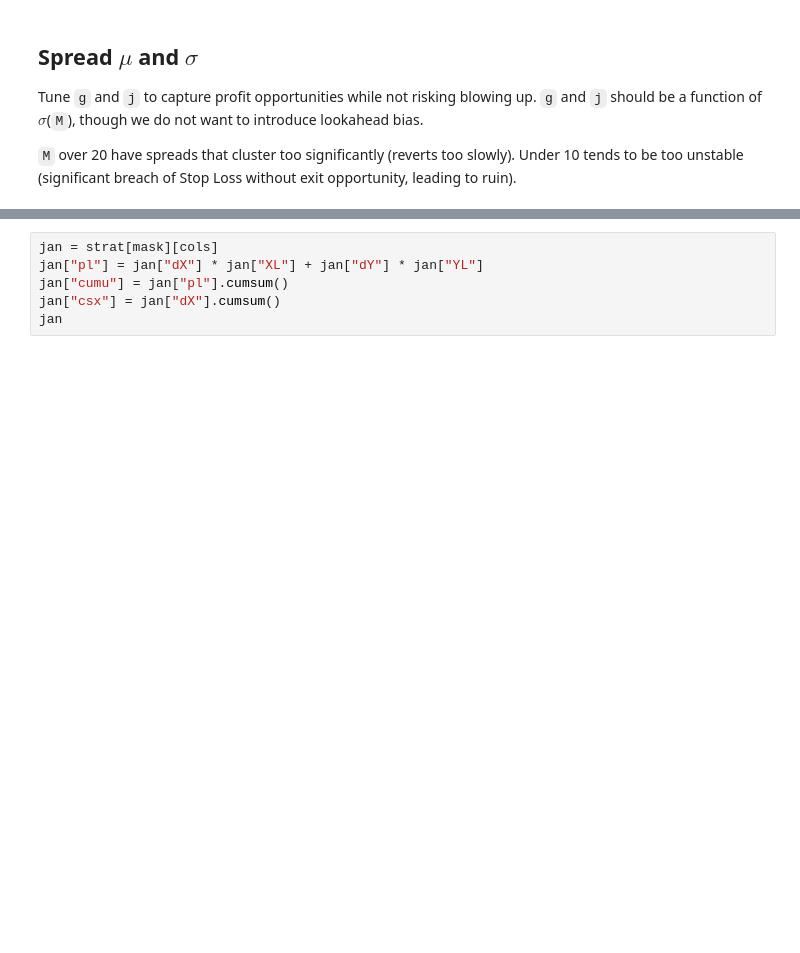
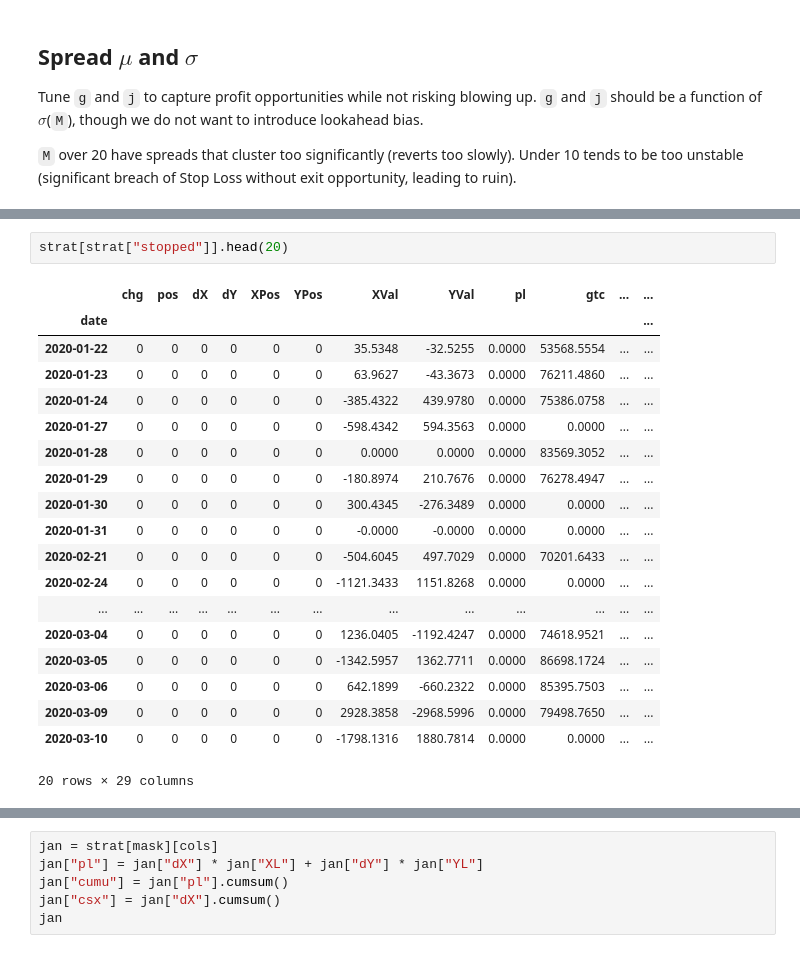
Before and after one commit to philipwlee/regquant, a Jupyter notebook: hw2_spread_sim/hw2_spread_sim_philip_lee_12129240.ipynb, the cells around one changed output, grey strips where cells are left out. Saved outputs shown, nothing was run; the diff lists cells and outputs as text; blank space fills up the shorter version.

```diff
--- a/hw2_spread_sim/hw2_spread_sim_philip_lee_12129240.ipynb
+++ b/hw2_spread_sim/hw2_spread_sim_philip_lee_12129240.ipynb
@@ -396,0 +417,22 @@ strat[mask][cols]
+# %%
+strat[strat["stopped"]].head(20)
+# %% [output]
+|  | chg | pos | dX | dY | XPos | YPos | XVal | YVal | pl | gtc | ... | ... |
+| date |  |  |  |  |  |  |  |  |  |  |  | ... |
+| 2020-01-22 | 0 | 0 | 0 | 0 | 0 | 0 | 35.5348 | -32.5255 | 0.0000 | 53568.5554 | ... | ... |
+| 2020-01-23 | 0 | 0 | 0 | 0 | 0 | 0 | 63.9627 | -43.3673 | 0.0000 | 76211.4860 | ... | ... |
+| 2020-01-24 | 0 | 0 | 0 | 0 | 0 | 0 | -385.4322 | 439.9780 | 0.0000 | 75386.0758 | ... | ... |
+| 2020-01-27 | 0 | 0 | 0 | 0 | 0 | 0 | -598.4342 | 594.3563 | 0.0000 | 0.0000 | ... | ... |
+| 2020-01-28 | 0 | 0 | 0 | 0 | 0 | 0 | 0.0000 | 0.0000 | 0.0000 | 83569.3052 | ... | ... |
+| 2020-01-29 | 0 | 0 | 0 | 0 | 0 | 0 | -180.8974 | 210.7676 | 0.0000 | 76278.4947 | ... | ... |
+| 2020-01-30 | 0 | 0 | 0 | 0 | 0 | 0 | 300.4345 | -276.3489 | 0.0000 | 0.0000 | ... | ... |
+| 2020-01-31 | 0 | 0 | 0 | 0 | 0 | 0 | -0.0000 | -0.0000 | 0.0000 | 0.0000 | ... | ... |
+| 2020-02-21 | 0 | 0 | 0 | 0 | 0 | 0 | -504.6045 | 497.7029 | 0.0000 | 70201.6433 | ... | ... |
+| 2020-02-24 | 0 | 0 | 0 | 0 | 0 | 0 | -1121.3433 | 1151.8268 | 0.0000 | 0.0000 | ... | ... |
+| ... | ... | ... | ... | ... | ... | ... | ... | ... | ... | ... | ... | ... |
+| 2020-03-04 | 0 | 0 | 0 | 0 | 0 | 0 | 1236.0405 | -1192.4247 | 0.0000 | 74618.9521 | ... | ... |
+| 2020-03-05 | 0 | 0 | 0 | 0 | 0 | 0 | -1342.5957 | 1362.7711 | 0.0000 | 86698.1724 | ... | ... |
+| 2020-03-06 | 0 | 0 | 0 | 0 | 0 | 0 | 642.1899 | -660.2322 | 0.0000 | 85395.7503 | ... | ... |
+| 2020-03-09 | 0 | 0 | 0 | 0 | 0 | 0 | 2928.3858 | -2968.5996 | 0.0000 | 79498.7650 | ... | ... |
+| 2020-03-10 | 0 | 0 | 0 | 0 | 0 | 0 | -1798.1316 | 1880.7814 | 0.0000 | 0.0000 | ... | ... |
+20 rows × 29 columns
```
Also changed, not shown: parts of 2 cells of this notebook.
